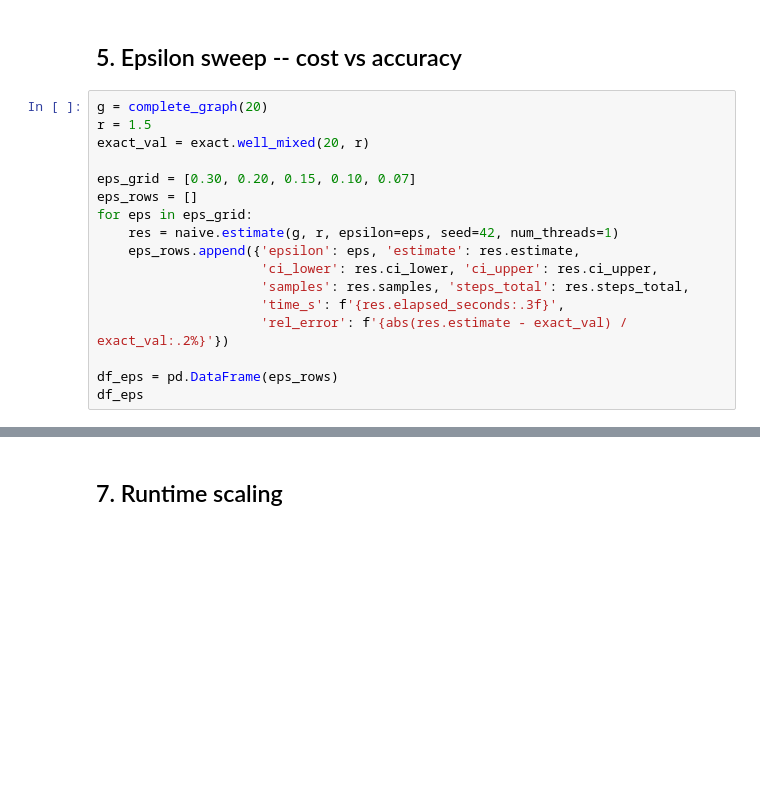
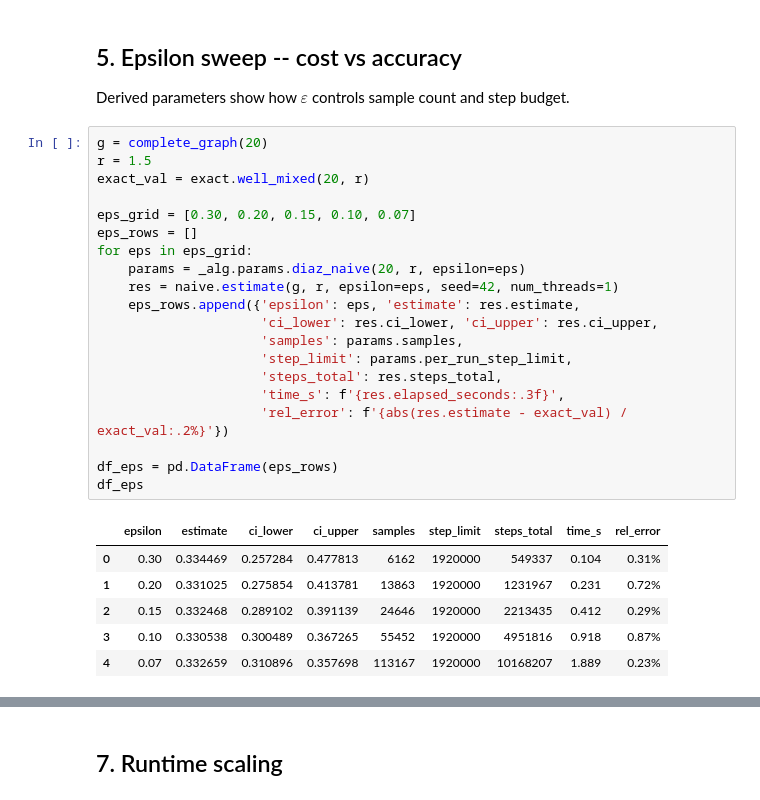
Before and after one commit to mozkomor05/Moran-Fixation-FPRAS, a Jupyter notebook: notebooks/monte_carlo_demo.ipynb, the cells around one changed output, grey strips where cells are left out. Drawn from its saved outputs; the diff is of its cells as text; blank space fills up the shorter version.

```diff
--- a/notebooks/monte_carlo_demo.ipynb
+++ b/notebooks/monte_carlo_demo.ipynb
@@ -191,22 +228,34 @@ pd.DataFrame(comp_rows)
 # %% [markdown]
 ## 5. Epsilon sweep -- cost vs accuracy
+
+Derived parameters show how $\varepsilon$ controls sample count and step budget.
 # %%
 g = complete_graph(20)
 r = 1.5
 exact_val = exact.well_mixed(20, r)
 
 eps_grid = [0.30, 0.20, 0.15, 0.10, 0.07]
 eps_rows = []
 for eps in eps_grid:
+    params = _alg.params.diaz_naive(20, r, epsilon=eps)
     res = naive.estimate(g, r, epsilon=eps, seed=42, num_threads=1)
     eps_rows.append({'epsilon': eps, 'estimate': res.estimate,
                      'ci_lower': res.ci_lower, 'ci_upper': res.ci_upper,
-                     'samples': res.samples, 'steps_total': res.steps_total,
+                     'samples': params.samples,
+                     'step_limit': params.per_run_step_limit,
+                     'steps_total': res.steps_total,
                      'time_s': f'{res.elapsed_seconds:.3f}',
                      'rel_error': f'{abs(res.estimate - exact_val) / exact_val:.2%}'})
 
 df_eps = pd.DataFrame(eps_rows)
 df_eps
+# %% [output]
+|  | epsilon | estimate | ci_lower | ci_upper | samples | step_limit | steps_total | time_s | rel_error |
+| 0 | 0.30 | 0.334469 | 0.257284 | 0.477813 | 6162 | 1920000 | 549337 | 0.104 | 0.31% |
+| 1 | 0.20 | 0.331025 | 0.275854 | 0.413781 | 13863 | 1920000 | 1231967 | 0.231 | 0.72% |
+| 2 | 0.15 | 0.332468 | 0.289102 | 0.391139 | 24646 | 1920000 | 2213435 | 0.412 | 0.29% |
+| 3 | 0.10 | 0.330538 | 0.300489 | 0.367265 | 55452 | 1920000 | 4951816 | 0.918 | 0.87% |
+| 4 | 0.07 | 0.332659 | 0.310896 | 0.357698 | 113167 | 1920000 | 10168207 | 1.889 | 0.23% |
 # %%
 fig, ax1 = plt.subplots(figsize=(7, 4))
 ax1.plot(df_eps['epsilon'], df_eps['estimate'], 'bo-', label='estimate', zorder=5)
```
Also changed, not shown: parts of 39 cells of this notebook.
